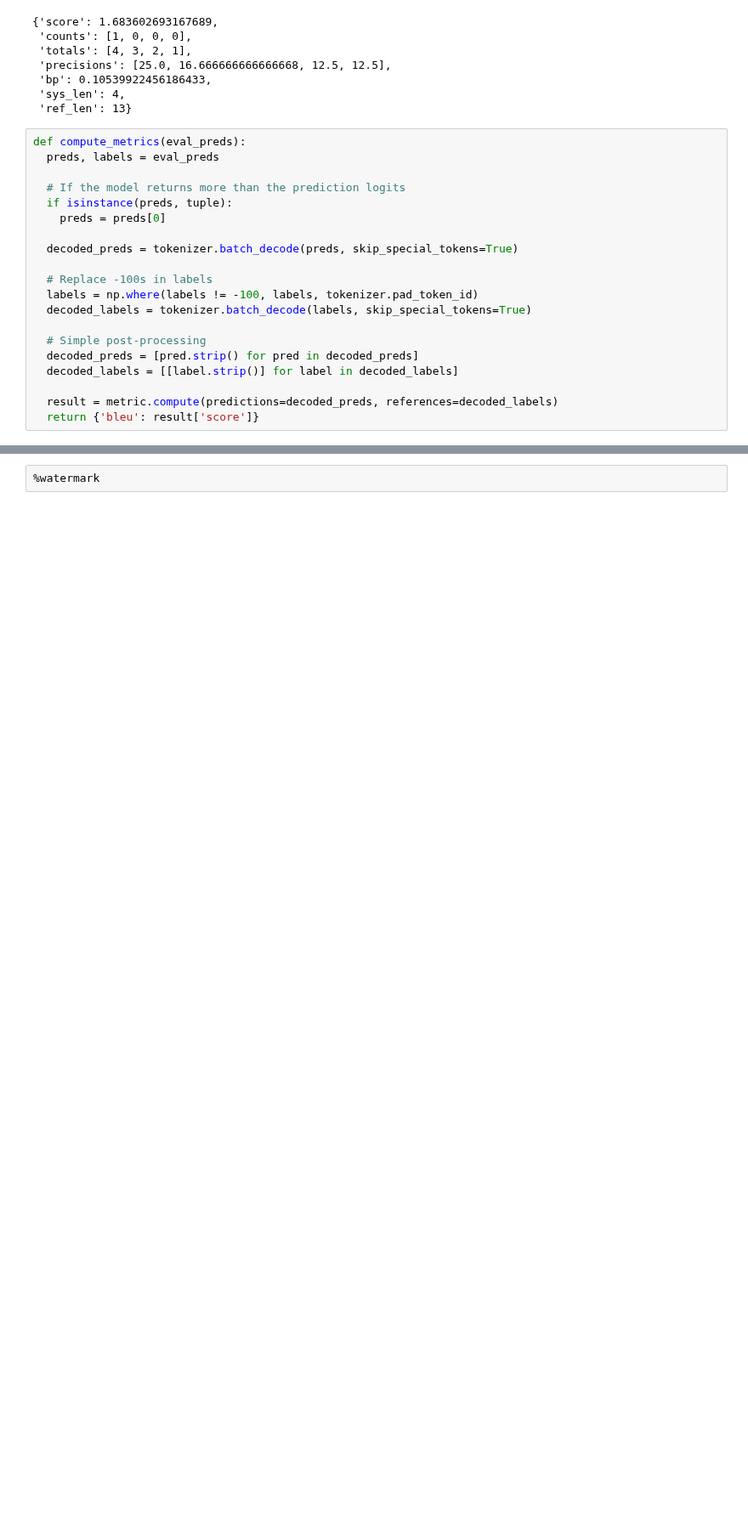
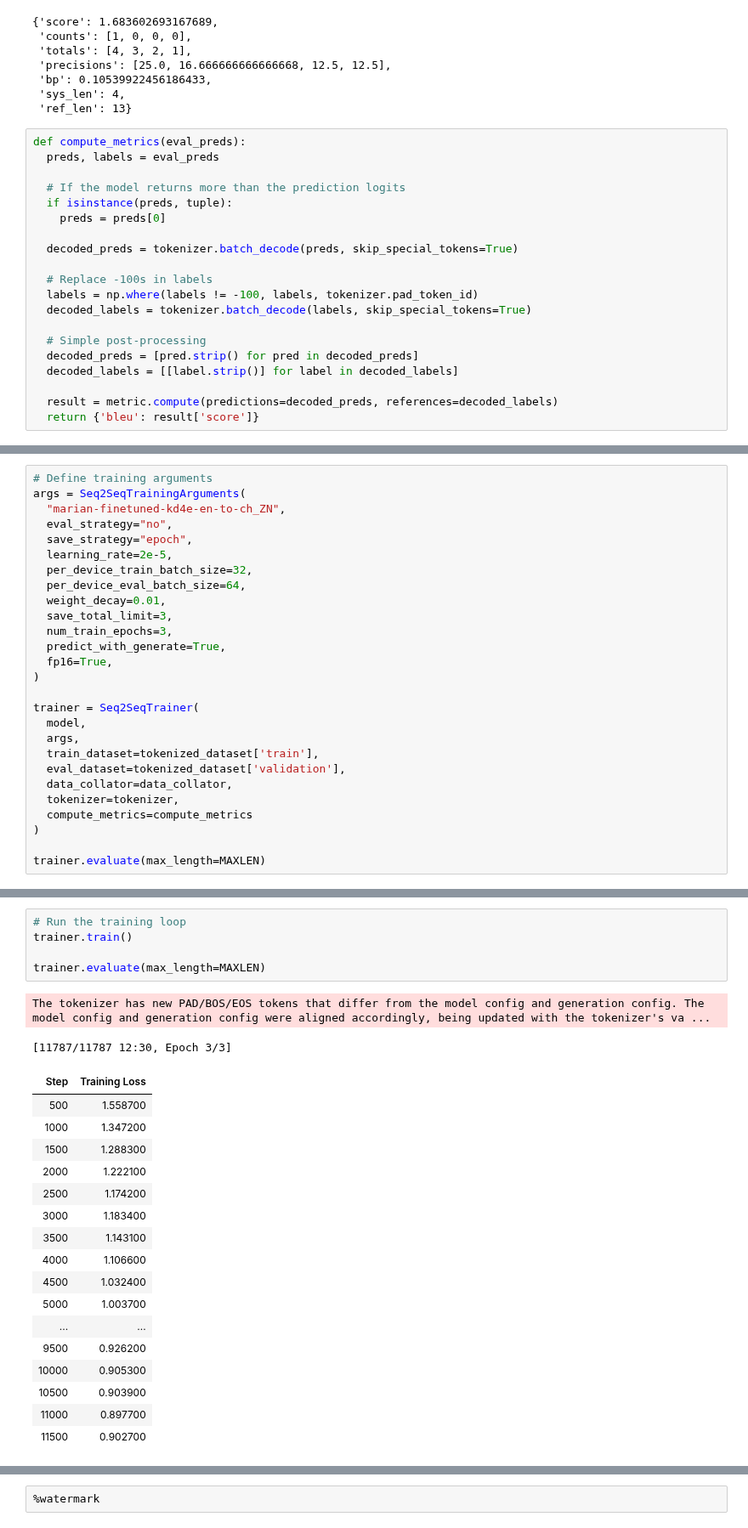
Before and after one commit to minimartzz/learning, a Jupyter notebook: huggingface_llm/7a_NLP_tasks.ipynb, the cells around one changed output, grey strips where cells are left out. Shown at 85% size. Cells and saved outputs as stored; diff of their text form; blank space fills up the shorter version.

```diff
--- a/huggingface_llm/7a_NLP_tasks.ipynb
+++ b/huggingface_llm/7a_NLP_tasks.ipynb
@@ -205,0 +207,27 @@ array([100,   4, 300,   8, 500,  12])
+# %%
+# Define training arguments
+args = Seq2SeqTrainingArguments(
+  "marian-finetuned-kd4e-en-to-ch_ZN",
+  eval_strategy="no",
+  save_strategy="epoch",
+  learning_rate=2e-5,
+  per_device_train_batch_size=32,
+  per_device_eval_batch_size=64,
+  weight_decay=0.01,
+  save_total_limit=3,
+  num_train_epochs=3,
+  predict_with_generate=True,
+  fp16=True,
+)
+
+trainer = Seq2SeqTrainer(
+  model,
+  args,
+  train_dataset=tokenized_dataset['train'],
+  eval_dataset=tokenized_dataset['validation'],
+  data_collator=data_collator,
+  tokenizer=tokenizer,
+  compute_metrics=compute_metrics
+)
+
+trainer.evaluate(max_length=MAXLEN)
@@ -205,0 +242,25 @@ array([100,   4, 300,   8, 500,  12])
+# %%
+# Run the training loop
+trainer.train()
+
+trainer.evaluate(max_length=MAXLEN)
+# %% [output]
+The tokenizer has new PAD/BOS/EOS tokens that differ from the model config and generation config. The model config and generation config were aligned accordingly, being updated with the tokenizer's va ...
+[11787/11787 12:30, Epoch 3/3]
+| Step | Training Loss |
+| 500 | 1.558700 |
+| 1000 | 1.347200 |
+| 1500 | 1.288300 |
+| 2000 | 1.222100 |
+| 2500 | 1.174200 |
+| 3000 | 1.183400 |
+| 3500 | 1.143100 |
+| 4000 | 1.106600 |
+| 4500 | 1.032400 |
+| 5000 | 1.003700 |
+| ... | ... |
+| 9500 | 0.926200 |
+| 10000 | 0.905300 |
+| 10500 | 0.903900 |
+| 11000 | 0.897700 |
+| 11500 | 0.902700 |
```
Also changed, not shown: parts of 24 cells of this notebook.
